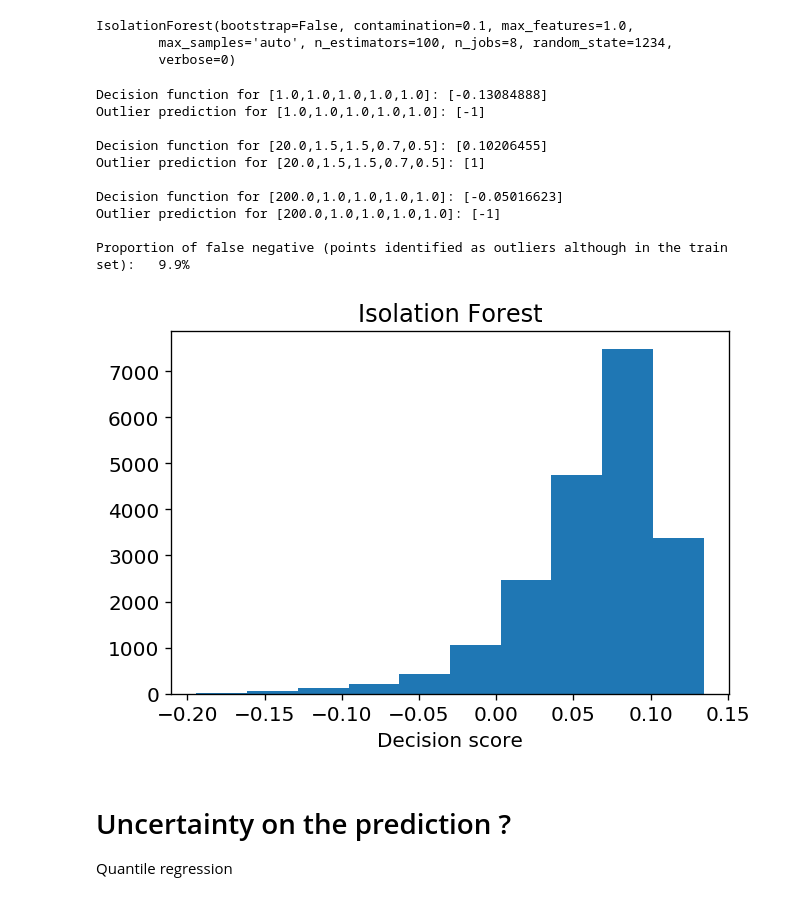
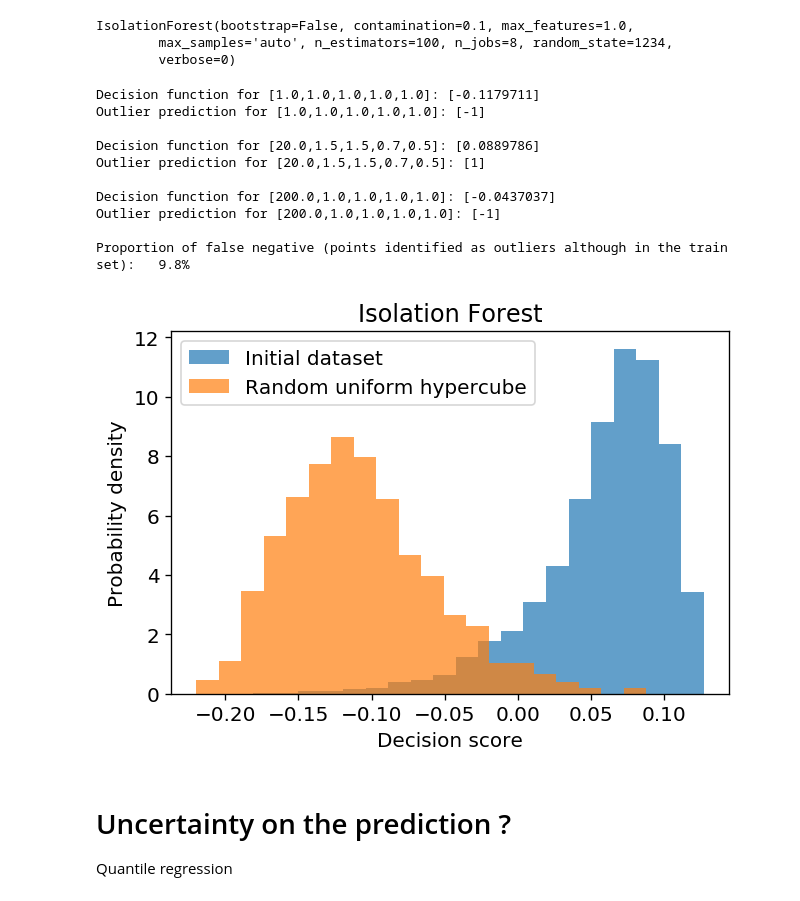
Before and after one commit to PierreGratier/AIISL, a Jupyter notebook: AIISL.ipynb, the cells around one changed output. Cells and saved outputs as stored; diff of their text form; code cells hidden in the pictures.

Commit message:
Added discussions
- about feature correlations
- decision score for isolation forest

```diff
--- a/AIISL.ipynb
+++ b/AIISL.ipynb
@@ -345,7 +345,7 @@ http://www.vo.elte.hu/papers/2016/photoz/
 # If you want to reduce these, reduce the number of samples.
 # Eg nsamples=100000
 
-nsamples=200000
+nsamples=100000
 
 t = Table.read('data/photoz_dataset.txt', format='ascii.commented_header', data_end=nsamples)
 X = np.array([t['r_mag'], t['(u-g)'], t['(g-r)'], t['(r-i)'], t['(i-z)']]).T
@@ -836,7 +859,6 @@ print("Decision function for [{},{},{},{},{}]: {}".format(*point,IF.decision_fun
 print("Outlier prediction for [{},{},{},{},{}]: {}".format(*point,IF.predict(point.reshape(1,-1))))
 print("")
 
-
 point = np.array([200.,1.,1.,1.,1.])
 print("Decision function for [{},{},{},{},{}]: {}".format(*point,IF.decision_function(point.reshape(1,-1))))
 print("Outlier prediction for [{},{},{},{},{}]: {}".format(*point,IF.predict(point.reshape(1,-1))))
@@ -845,23 +867,31 @@ print("")
 
 print("Proportion of false negative (points identified as outliers although in the train set): {:5.1f}%".format((outlier_prediction == -1).sum()/len(outlier_prediction) * 100))
 # %% [output]
-Decision function for [1.0,1.0,1.0,1.0,1.0]: [-0.13084888]
+Decision function for [1.0,1.0,1.0,1.0,1.0]: [-0.1179711]
 Outlier prediction for [1.0,1.0,1.0,1.0,1.0]: [-1]
 
-Decision function for [20.0,1.5,1.5,0.7,0.5]: [0.10206455]
+Decision function for [20.0,1.5,1.5,0.7,0.5]: [0.0889786]
 Outlier prediction for [20.0,1.5,1.5,0.7,0.5]: [1]
 
-Decision function for [200.0,1.0,1.0,1.0,1.0]: [-0.05016623]
+Decision function for [200.0,1.0,1.0,1.0,1.0]: [-0.0437037]
 Outlier prediction for [200.0,1.0,1.0,1.0,1.0]: [-1]
 
-Proportion of false negative (points identified as outliers although in the train set):   9.9%
+Proportion of false negative (points identified as outliers although in the train set):   9.8%
+# %%
+mins = np.min(X,axis=0)
+maxs = np.max(X,axis=0)
+hypercube_testset = np.random.uniform(mins, maxs, (1000,5))
+hypercube_outlier_decision = IF.decision_function(hypercube_testset)
 # %%
-pl.hist(outlier_decision)
+pl.hist(outlier_decision, bins=20,density=True,alpha=0.7,label='Initial dataset')
+pl.hist(hypercube_outlier_decision,bins=20,density=True,alpha=0.7,label='Random uniform hypercube')
 pl.xlabel("Decision score")
+pl.ylabel("Probability density")
 pl.title("Isolation Forest")
+pl.legend()
 pl.show()
 # %% [output]
-[figure, old version]
+[figure, new version]
 # %% [markdown]
 # Uncertainty on the prediction ?
 Quantile regression
```
Also changed, not shown: parts of 28 cells of this notebook.
